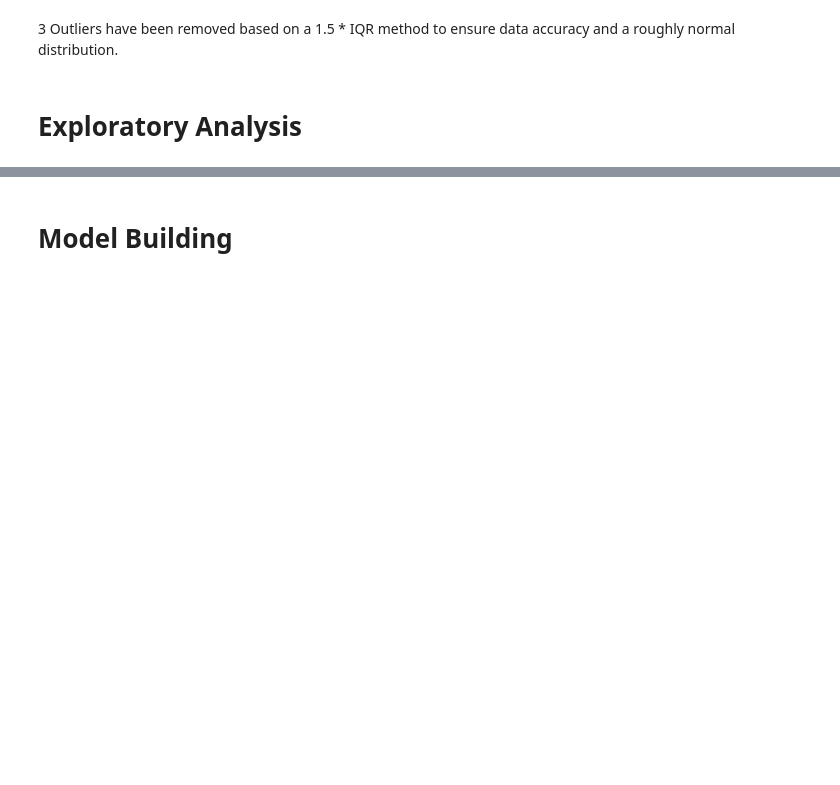
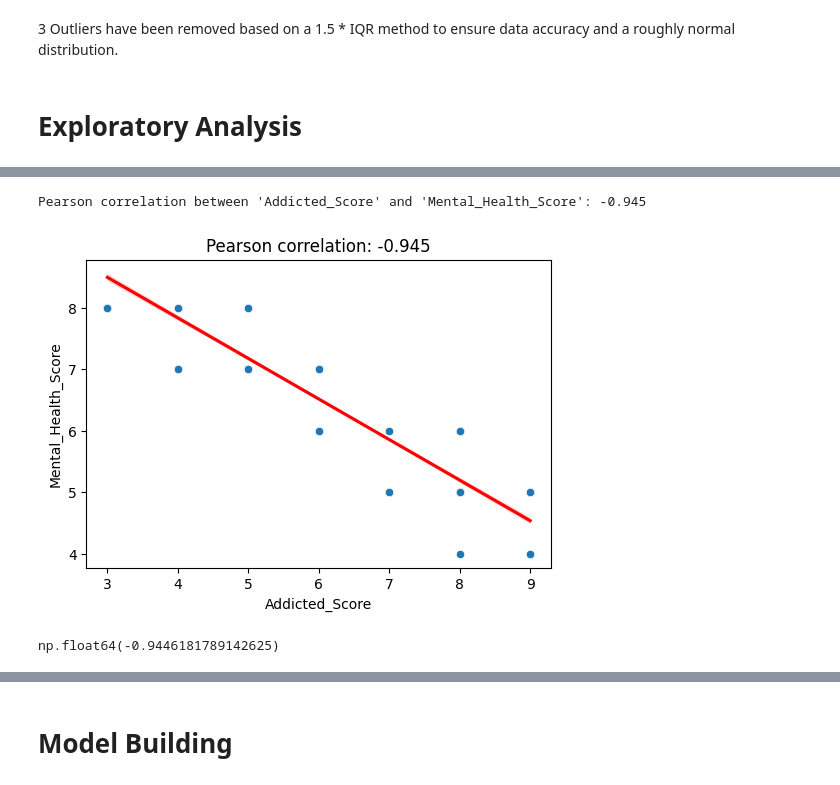
Before and after one commit to anago001/STAT206-Social-Media-Final-Project, a Jupyter notebook: report.ipynb, the cells around one changed output, grey strips where cells are left out. Cells and saved outputs as stored; diff of their text form; code cells hidden in the pictures; blank space fills up the shorter version.

```diff
--- a/report.ipynb
+++ b/report.ipynb
@@ -85,0 +120,6 @@ df_clean.describe()
+# %%
+ea.correlate(df_clean,"Addicted_Score","Mental_Health_Score")
+# %% [output]
+Pearson correlation between 'Addicted_Score' and 'Mental_Health_Score': -0.945
+[figure, added]
+np.float64(-0.9446181789142625)
```
Also changed, not shown: parts of 33 cells of this notebook, 3 other files.
